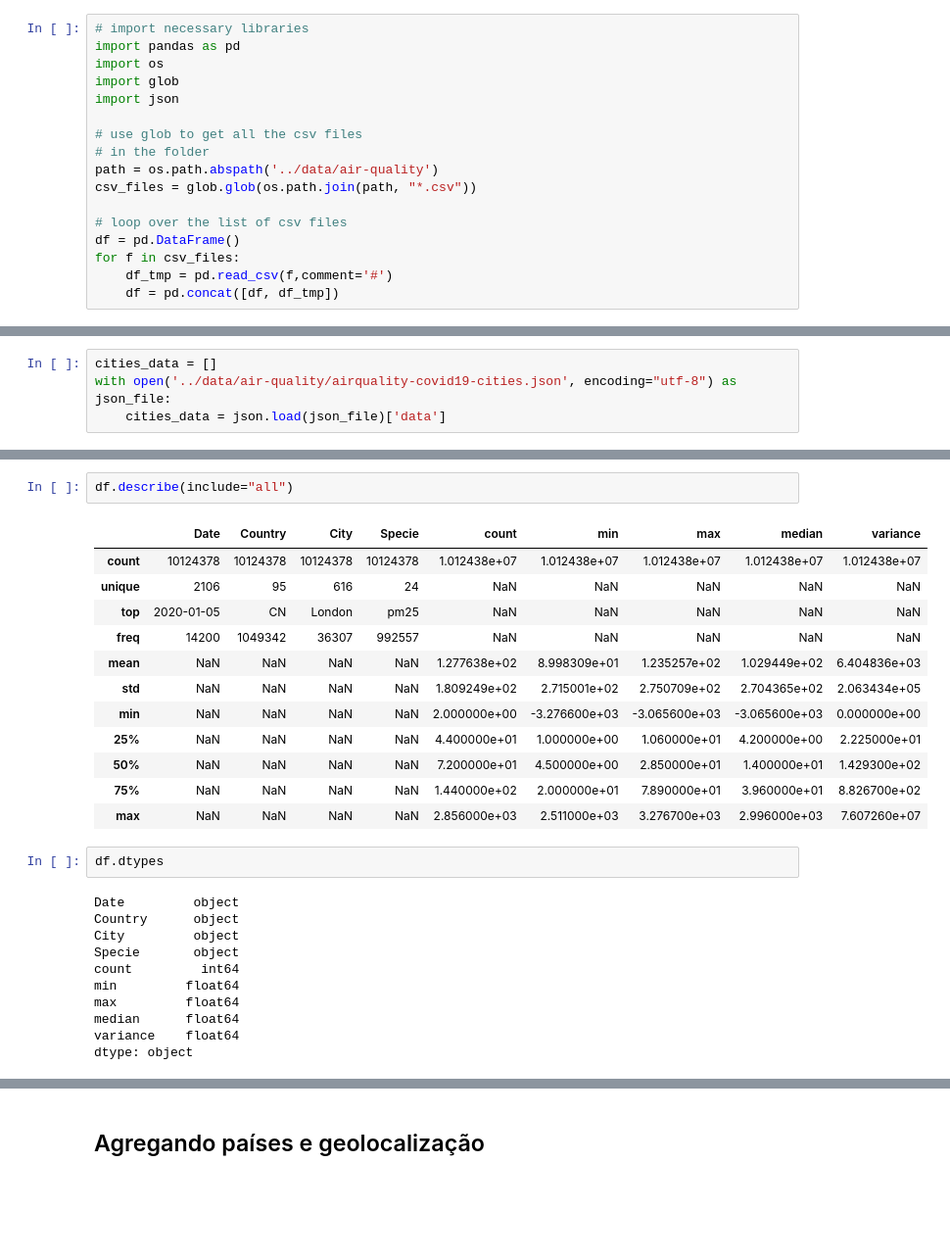
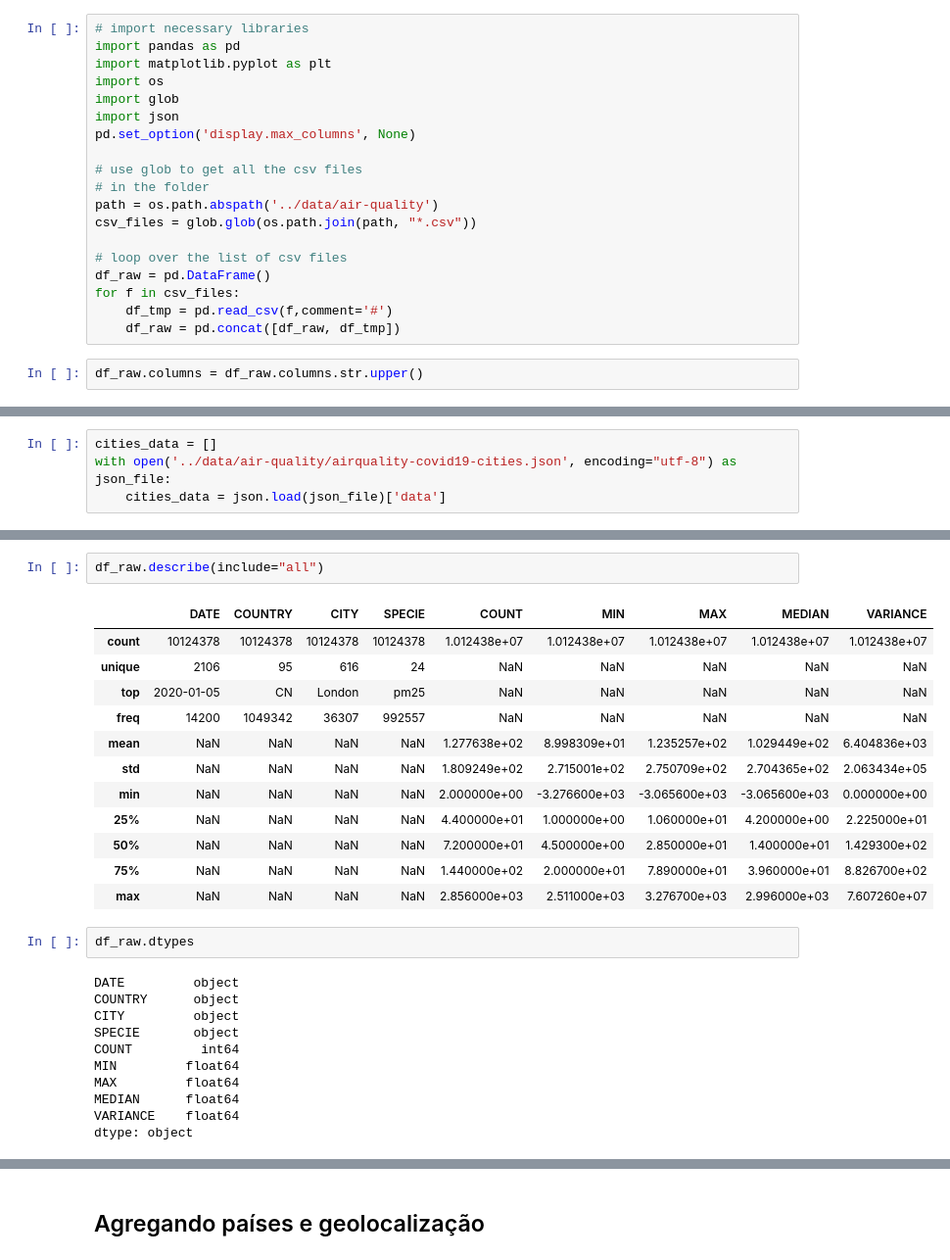
Before and after one commit to thiagorbernardo/UTFPR-Data-Science-CSB55, a Jupyter notebook: 02 - Analise exploratoria/iqar-analise-ar.ipynb, the cells around one changed output, grey strips where cells are left out. Shown at 98% size. Drawn from its saved outputs; the diff is of its cells as text; blank space fills up the shorter version.

```diff
--- a/02 - Analise exploratoria/iqar-analise-ar.ipynb
+++ b/02 - Analise exploratoria/iqar-analise-ar.ipynb
@@ -8,9 +8,11 @@ The data for each major cities is based on the average (median) of several stati
 # %%
 # import necessary libraries
 import pandas as pd
+import matplotlib.pyplot as plt
 import os
 import glob
 import json
+pd.set_option('display.max_columns', None)
 
 # use glob to get all the csv files
 # in the folder
@@ -18,10 +20,12 @@ path = os.path.abspath('../data/air-quality')
 csv_files = glob.glob(os.path.join(path, "*.csv"))
 
 # loop over the list of csv files
-df = pd.DataFrame()
+df_raw = pd.DataFrame()
 for f in csv_files:
     df_tmp = pd.read_csv(f,comment='#')
-    df = pd.concat([df, df_tmp])
+    df_raw = pd.concat([df_raw, df_tmp])
+# %%
+df_raw.columns = df_raw.columns.str.upper()
 # %% [markdown]
 Buscando informações sobre as cidades
 # %%
@@ -42,9 +46,9 @@ df.head(3)
 | 1 | 2015-01-22 | KR | Jeonju | co | 116 | 4.5 | 10.0 | 6.7 | 16.09 |
 | 2 | 2015-03-30 | KR | Jeonju | co | 118 | 1.2 | 11.2 | 5.6 | 35.98 |
 # %%
-df.describe(include="all")
+df_raw.describe(include="all")
 # %% [output]
-|  | Date | Country | City | Specie | count | min | max | median | variance |
+|  | DATE | COUNTRY | CITY | SPECIE | COUNT | MIN | MAX | MEDIAN | VARIANCE |
 | count | 10124378 | 10124378 | 10124378 | 10124378 | 1.012438e+07 | 1.012438e+07 | 1.012438e+07 | 1.012438e+07 | 1.012438e+07 |
 | unique | 2106 | 95 | 616 | 24 | NaN | NaN | NaN | NaN | NaN |
 | top | 2020-01-05 | CN | London | pm25 | NaN | NaN | NaN | NaN | NaN |
@@ -57,15 +61,15 @@ df.describe(include="all")
 | 75% | NaN | NaN | NaN | NaN | 1.440000e+02 | 2.000000e+01 | 7.890000e+01 | 3.960000e+01 | 8.826700e+02 |
 | max | NaN | NaN | NaN | NaN | 2.856000e+03 | 2.511000e+03 | 3.276700e+03 | 2.996000e+03 | 7.607260e+07 |
 # %%
-df.dtypes
+df_raw.dtypes
 # %% [output]
-Date         object
-Country      object
-City         object
-Specie       object
-count         int64
-min         float64
-max         float64
-median      float64
-variance    float64
+DATE         object
+COUNTRY      object
+CITY         object
+SPECIE       object
+COUNT         int64
+MIN         float64
+MAX         float64
+MEDIAN      float64
+VARIANCE    float64
 dtype: object
```
Also changed, not shown: parts of 27 cells of this notebook.
